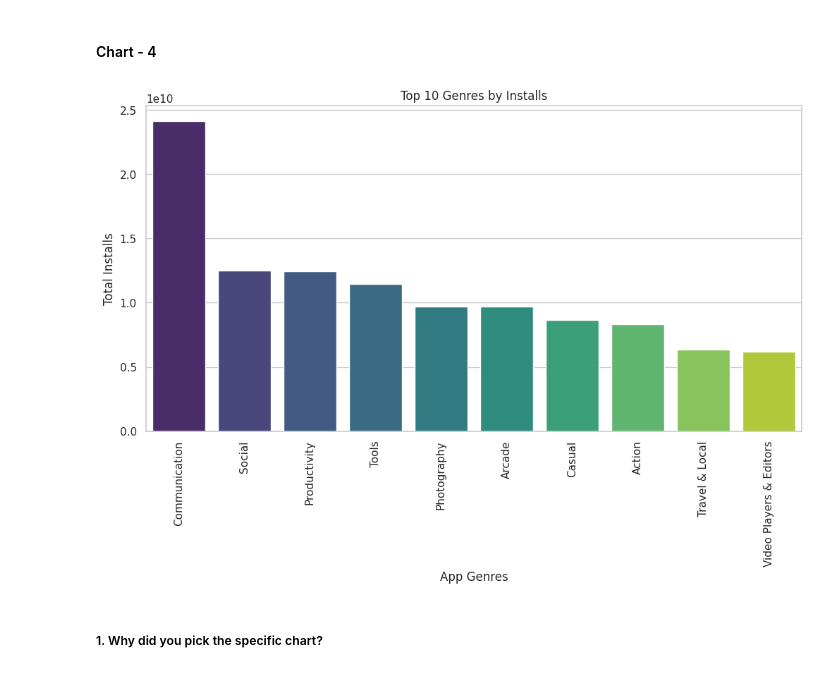
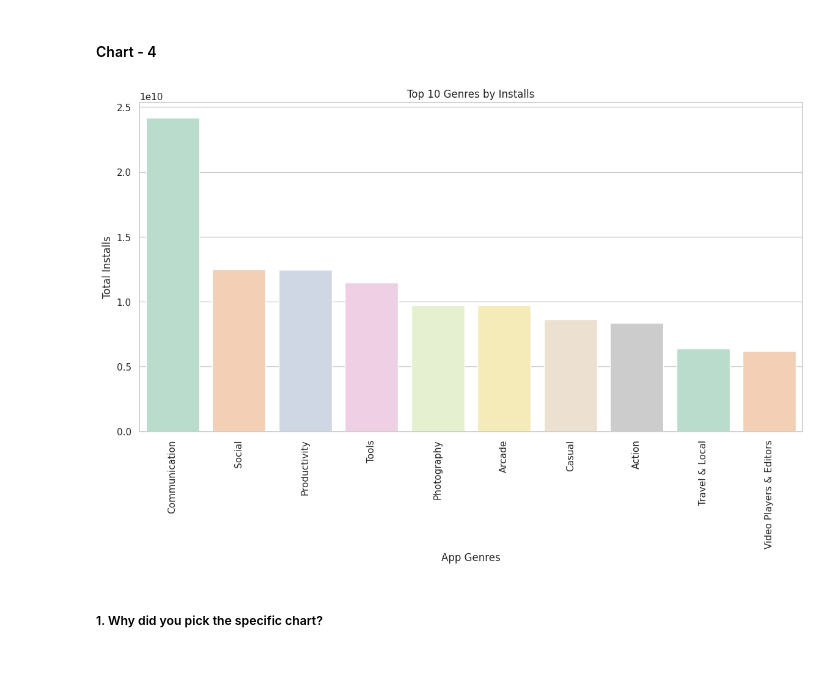
Before and after one commit to rohitpaul09/Play-Store-App-Review-Analysis, a Jupyter notebook: Play_Store_App_Review_Analysis.ipynb, the cells around one changed output. Cells and saved outputs as stored; diff of their text form; code cells hidden in the pictures.

```diff
--- a/Play_Store_App_Review_Analysis.ipynb
+++ b/Play_Store_App_Review_Analysis.ipynb
@@ -687,29 +687,29 @@ While the insights suggest a positive landscape for free apps, it's crucial to c
 # %%
 # Bivariate Analysis: Top 10 Genres by Installs
 
 # Group by Genre, summing the installs for each genre
 genre_installs = df_psdata.groupby('Genres')['Installs'].sum().reset_index()
 
 # Sort by installs in descending order
 sorted_genre_installs = genre_installs.sort_values(by='Installs', ascending=False)
 
 # Select the top 10 genres
 top_10_genres = sorted_genre_installs.head(10)
 
 # Set up the plot
-plt.figure(figsize=(12, 6))
-sns.barplot(x='Genres', y='Installs', data=top_10_genres, palette='viridis')
+plt.figure(figsize=(14, 7))
+sns.barplot(x='Genres', y='Installs', data=top_10_genres, palette='Pastel2')
 
 # Customize the plot
 plt.xticks(rotation=90)
 plt.title('Top 10 Genres by Installs')
 plt.xlabel('App Genres')
 plt.ylabel('Total Installs')
 
 # Show the plot
 plt.show()
 # %% [output]
-[figure, old version]
+[figure, new version]
 # %% [markdown]
 ##### 1. Why did you pick the specific chart?
 # %% [markdown]
```
Also changed, not shown: parts of 16 cells of this notebook.
